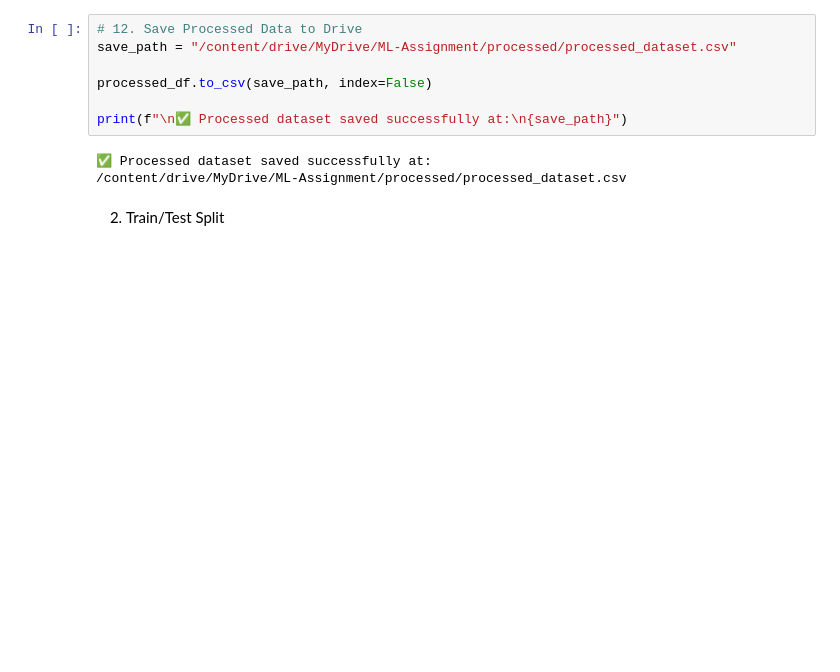
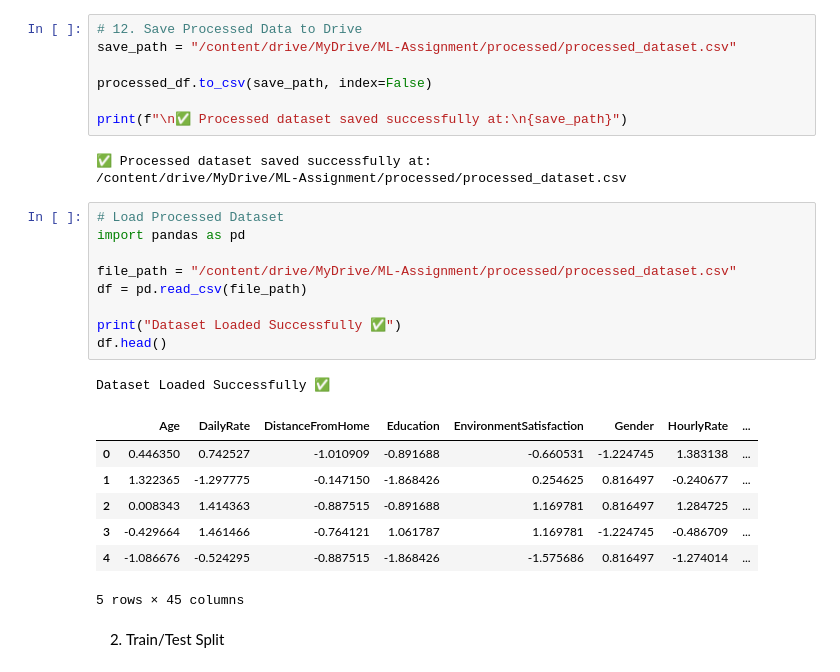
Before and after one commit to kasundi2002/Employee_Attrition_ML_Analysis, a Jupyter notebook: notebooks/MainNotebook.ipynb, the cells around one changed output. Cells and saved outputs as stored; diff of their text form; blank space fills up the shorter version.

```diff
--- a/notebooks/MainNotebook.ipynb
+++ b/notebooks/MainNotebook.ipynb
@@ -145,6 +145,24 @@ print(f"\n✅ Processed dataset saved successfully at:\n{save_path}")
 # %% [output]
 ✅ Processed dataset saved successfully at:
 /content/drive/MyDrive/ML-Assignment/processed/processed_dataset.csv
+# %%
+# Load Processed Dataset
+import pandas as pd
+
+file_path = "/content/drive/MyDrive/ML-Assignment/processed/processed_dataset.csv"
+df = pd.read_csv(file_path)
+
+print("Dataset Loaded Successfully ✅")
+df.head()
+# %% [output]
+Dataset Loaded Successfully ✅
+|  | Age | DailyRate | DistanceFromHome | Education | EnvironmentSatisfaction | Gender | HourlyRate | ... |
+| 0 | 0.446350 | 0.742527 | -1.010909 | -0.891688 | -0.660531 | -1.224745 | 1.383138 | ... |
+| 1 | 1.322365 | -1.297775 | -0.147150 | -1.868426 | 0.254625 | 0.816497 | -0.240677 | ... |
+| 2 | 0.008343 | 1.414363 | -0.887515 | -0.891688 | 1.169781 | 0.816497 | 1.284725 | ... |
+| 3 | -0.429664 | 1.461466 | -0.764121 | 1.061787 | 1.169781 | -1.224745 | -0.486709 | ... |
+| 4 | -1.086676 | -0.524295 | -0.887515 | -1.868426 | -1.575686 | 0.816497 | -1.274014 | ... |
+5 rows × 45 columns
 # %% [markdown]
 2. Train/Test Split
 # %%
```
Also changed, not shown: parts of 10 cells of this notebook, 5 other files.
